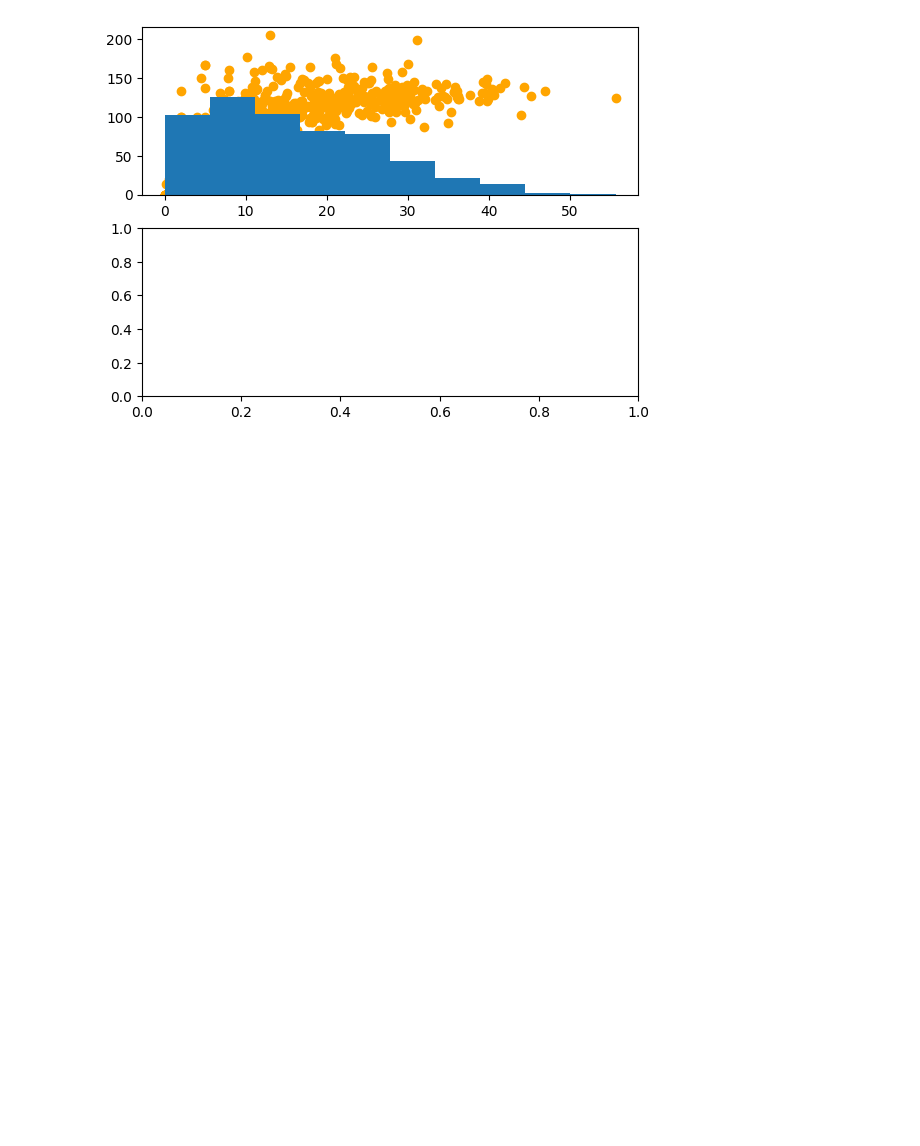
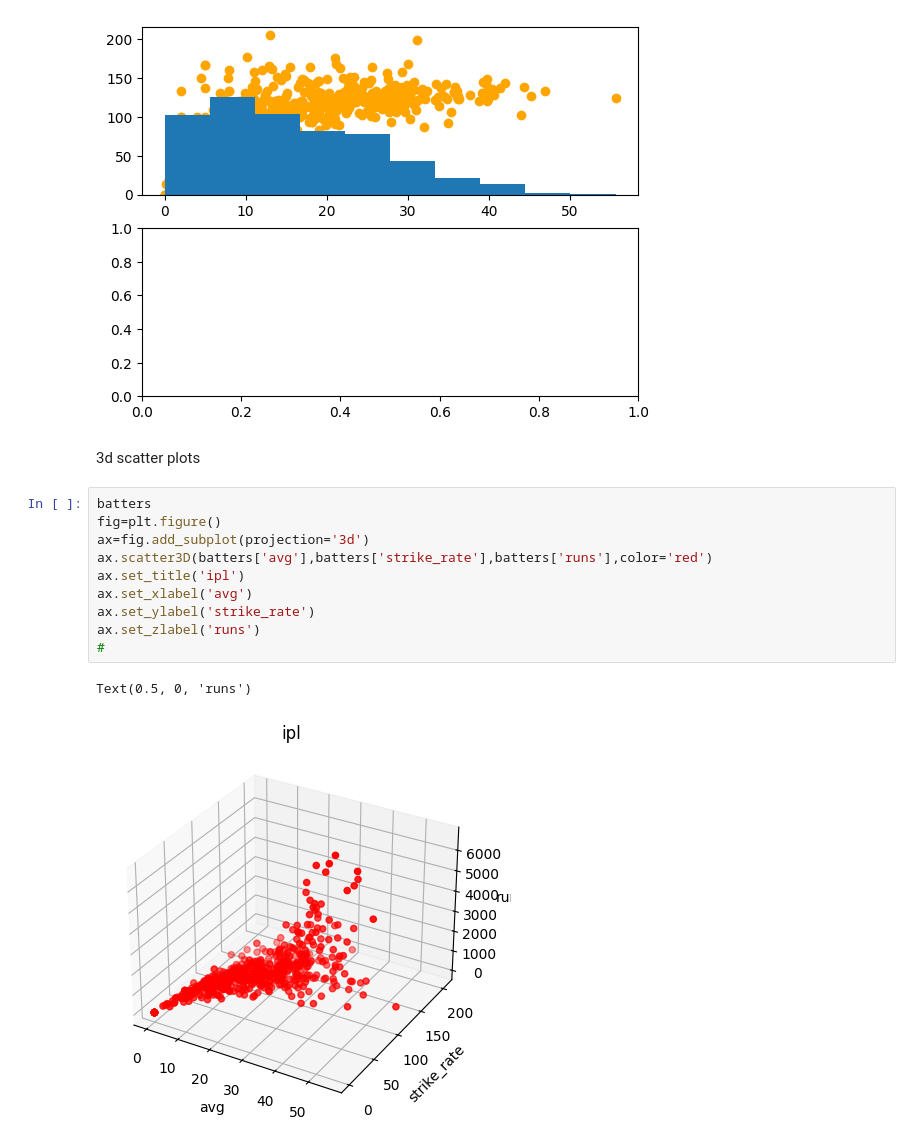
Before and after one commit to Prathambiradr12345/Machine-_learning, a Jupyter notebook: AdvancedMatplotlib.ipynb, the cells around one changed output. Drawn from its saved outputs; the diff is of its cells as text; blank space fills up the shorter version.

```diff
--- a/AdvancedMatplotlib.ipynb
+++ b/AdvancedMatplotlib.ipynb
@@ -195,3 +195,18 @@ ax1.hist(batters['avg'])
         55.66666667]),
  <BarContainer object of 10 artists>)
 [figure]
+# %% [markdown]
+3d scatter plots
+# %%
+batters
+fig=plt.figure()
+ax=fig.add_subplot(projection='3d')
+ax.scatter3D(batters['avg'],batters['strike_rate'],batters['runs'],color='red')
+ax.set_title('ipl')
+ax.set_xlabel('avg')
+ax.set_ylabel('strike_rate')
+ax.set_zlabel('runs')
+#
+# %% [output]
+Text(0.5, 0, 'runs')
+[figure, added]
```
Also changed, not shown: parts of 18 cells of this notebook.
